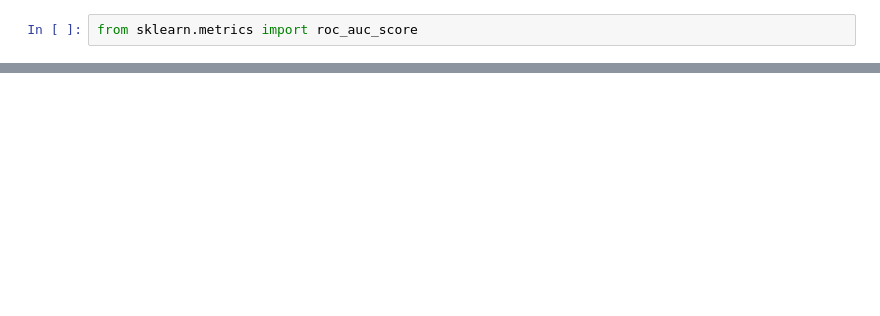
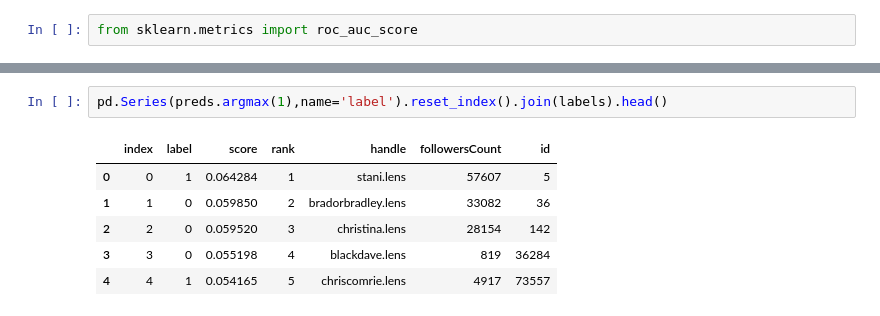
Before and after one commit to kkpsiren/lens-bot-or-not, a Jupyter notebook: data_analysis/get_data.ipynb, the cells around one changed output, grey strips where cells are left out. Saved outputs shown, nothing was run; the diff lists cells and outputs as text; blank space fills up the shorter version.

```diff
--- a/data_analysis/get_data.ipynb
+++ b/data_analysis/get_data.ipynb
@@ -687,0 +662,9 @@ array([[5.5105382e-01, 4.4894618e-01],
+# %%
+pd.Series(preds.argmax(1),name='label').reset_index().join(labels).head()
+# %% [output]
+|  | index | label | score | rank | handle | followersCount | id |
+| 0 | 0 | 1 | 0.064284 | 1 | stani.lens | 57607 | 5 |
+| 1 | 1 | 0 | 0.059850 | 2 | bradorbradley.lens | 33082 | 36 |
+| 2 | 2 | 0 | 0.059520 | 3 | christina.lens | 28154 | 142 |
+| 3 | 3 | 0 | 0.055198 | 4 | blackdave.lens | 819 | 36284 |
+| 4 | 4 | 1 | 0.054165 | 5 | chriscomrie.lens | 4917 | 73557 |
```
Also changed, not shown: parts of 28 cells of this notebook, 18 other files.
